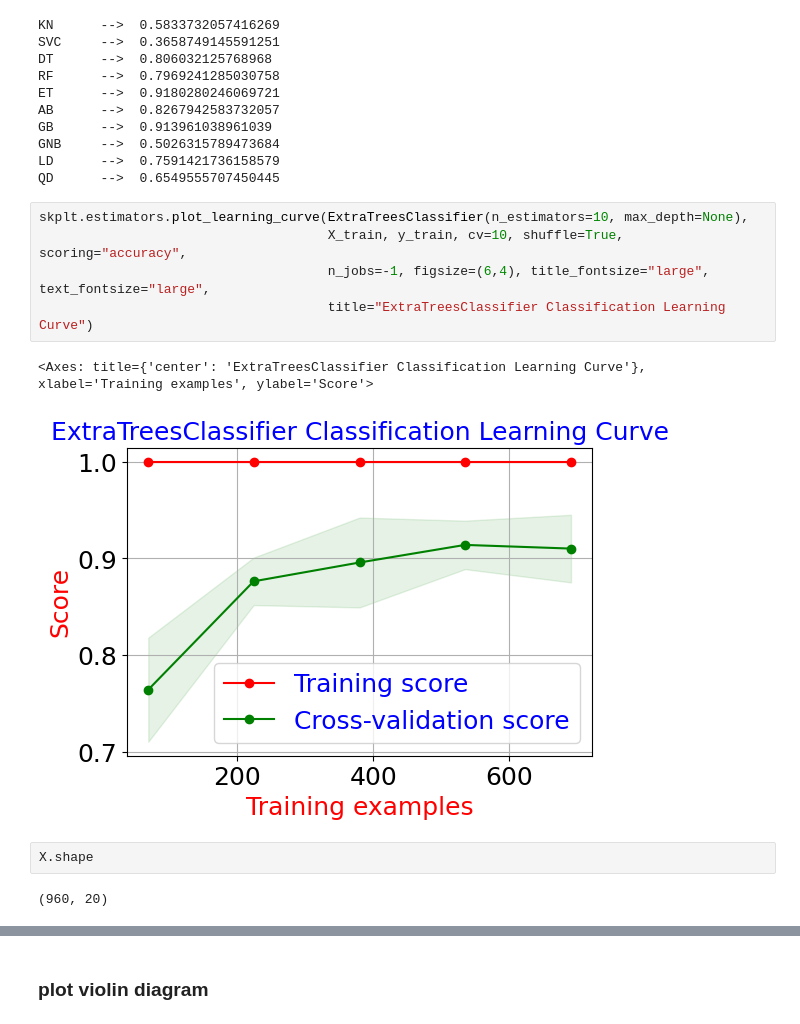
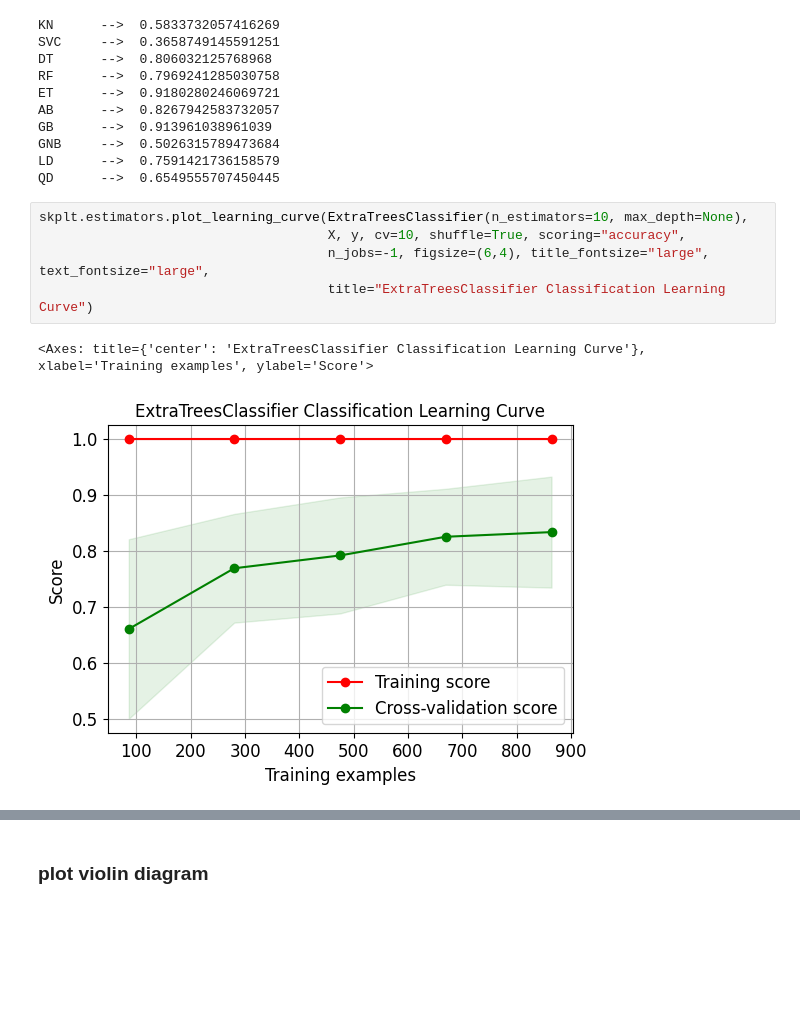
Before and after one commit to inachenyx/painClassify, a Jupyter notebook: painClass.ipynb, the cells around one changed output, grey strips where cells are left out. Cells and saved outputs as stored; diff of their text form; blank space fills up the shorter version.

```diff
--- a/painClass.ipynb
+++ b/painClass.ipynb
@@ -325,13 +327,9 @@ LD      -->  0.7591421736158579
 QD      -->  0.6549555707450445
 # %%
 skplt.estimators.plot_learning_curve(ExtraTreesClassifier(n_estimators=10, max_depth=None),
-                                     X_train, y_train, cv=10, shuffle=True, scoring="accuracy",
+                                     X, y, cv=10, shuffle=True, scoring="accuracy",
                                      n_jobs=-1, figsize=(6,4), title_fontsize="large", text_fontsize="large",
                                      title="ExtraTreesClassifier Classification Learning Curve")
 # %% [output]
 <Axes: title={'center': 'ExtraTreesClassifier Classification Learning Curve'}, xlabel='Training examples', ylabel='Score'>
-[figure, old version]
+[figure, new version]
-# %%
-X.shape
-# %% [output]
-(960, 20)
```
Also changed, not shown: parts of 11 cells of this notebook.
